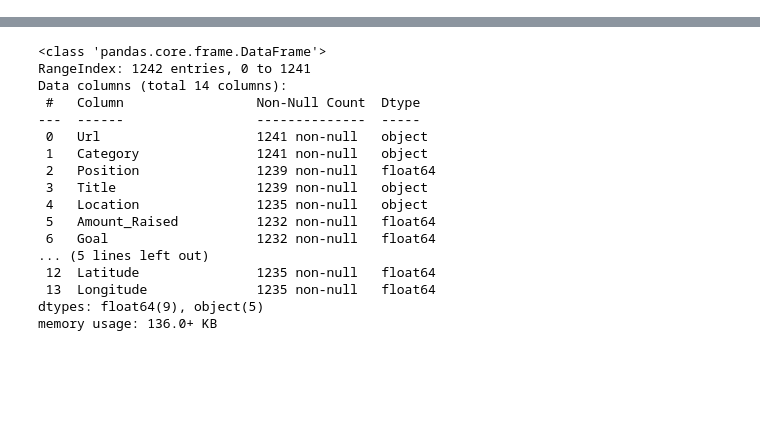
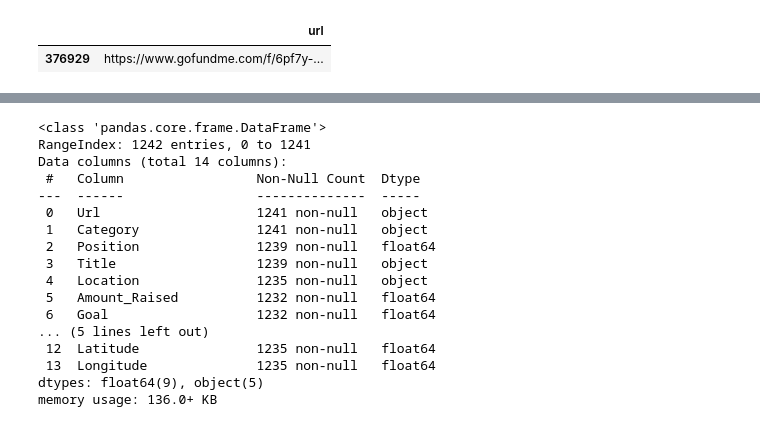
Before and after one commit to ece1786-2023/FundSeer, a Jupyter notebook: notebooks/baseline_model.ipynb, the cells around one changed output, grey strips where cells are left out. Cells and saved outputs as stored; diff of their text form; code cells hidden in the pictures; blank space fills up the shorter version.

```diff
--- a/notebooks/baseline_model.ipynb
+++ b/notebooks/baseline_model.ipynb
@@ -5,3 +5,9 @@ import pandas as pd
 import sys
 import pyreadr
 import numpy as np
+# %%
+d = pd.read_csv("../../data/gfm_urls.csv")
+d[d["url"].str.contains("6pf7y-pip-and-gill")]
+# %% [output]
+|  | url |
+| 376929 | https://www.gofundme.com/f/6pf7y-... |
```
Also changed, not shown: parts of 2 cells of this notebook, 3 other files.
